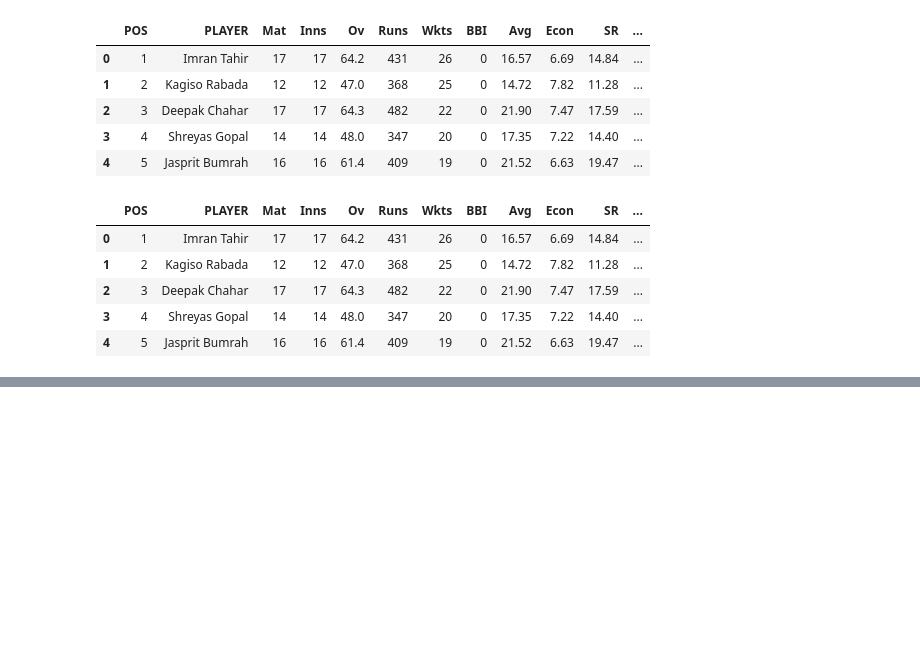
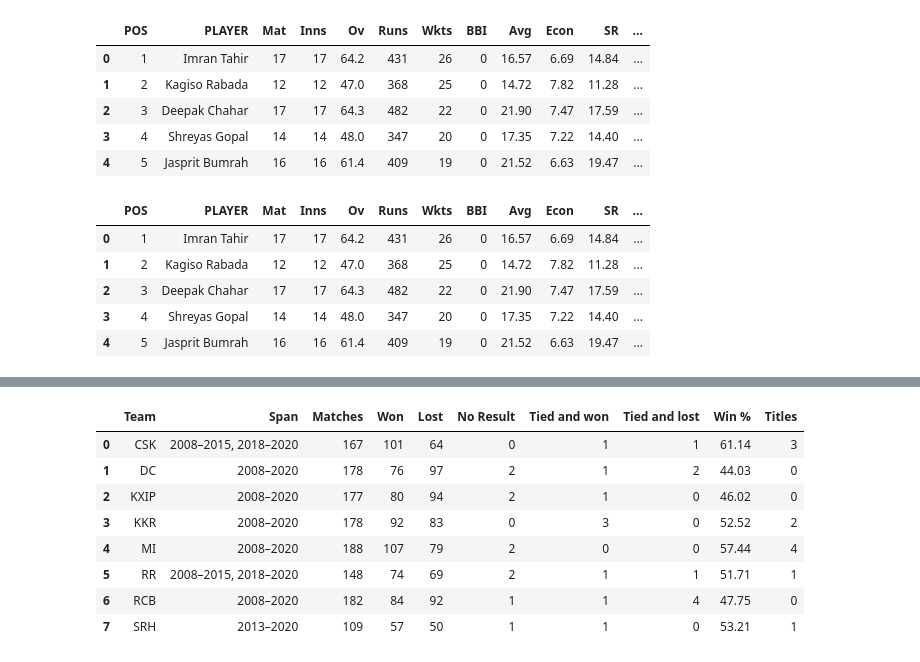
Before and after one commit to bprasad26/ipl_data_analysis, a Jupyter notebook: web_scraping/ws_part2.ipynb, the cells around one changed output, grey strips where cells are left out. Saved outputs shown, nothing was run; the diff lists cells and outputs as text; code cells hidden in the pictures; blank space fills up the shorter version.

Commit message:
scraped wins and losses data.

```diff
--- a/web_scraping/ws_part2.ipynb
+++ b/web_scraping/ws_part2.ipynb
@@ -614,0 +603,3 @@ bowling_2019_df.head()
+# %%
+win_losses = pd.read_html("https://en.wikipedia.org/wiki/List_of_Indian_Premier_League_records_and_statistics")
+win_losses
@@ -614,0 +637,16 @@ bowling_2019_df.head()
+# %%
+win_losses_df = win_losses[3]
+# %%
+win_losses_df.drop([8], inplace=True)
+# %%
+win_losses_df
+# %% [output]
+|  | Team | Span | Matches | Won | Lost | No Result | Tied and won | Tied and lost | Win % | Titles |
+| 0 | CSK | 2008–2015, 2018–2020 | 167 | 101 | 64 | 0 | 1 | 1 | 61.14 | 3 |
+| 1 | DC | 2008–2020 | 178 | 76 | 97 | 2 | 1 | 2 | 44.03 | 0 |
+| 2 | KXIP | 2008–2020 | 177 | 80 | 94 | 2 | 1 | 0 | 46.02 | 0 |
+| 3 | KKR | 2008–2020 | 178 | 92 | 83 | 0 | 3 | 0 | 52.52 | 2 |
+| 4 | MI | 2008–2020 | 188 | 107 | 79 | 2 | 0 | 0 | 57.44 | 4 |
+| 5 | RR | 2008–2015, 2018–2020 | 148 | 74 | 69 | 2 | 1 | 1 | 51.71 | 1 |
+| 6 | RCB | 2008–2020 | 182 | 84 | 92 | 1 | 1 | 4 | 47.75 | 0 |
+| 7 | SRH | 2013–2020 | 109 | 57 | 50 | 1 | 1 | 0 | 53.21 | 1 |
```
Also changed, not shown: parts of 15 cells of this notebook, 2 other files.
